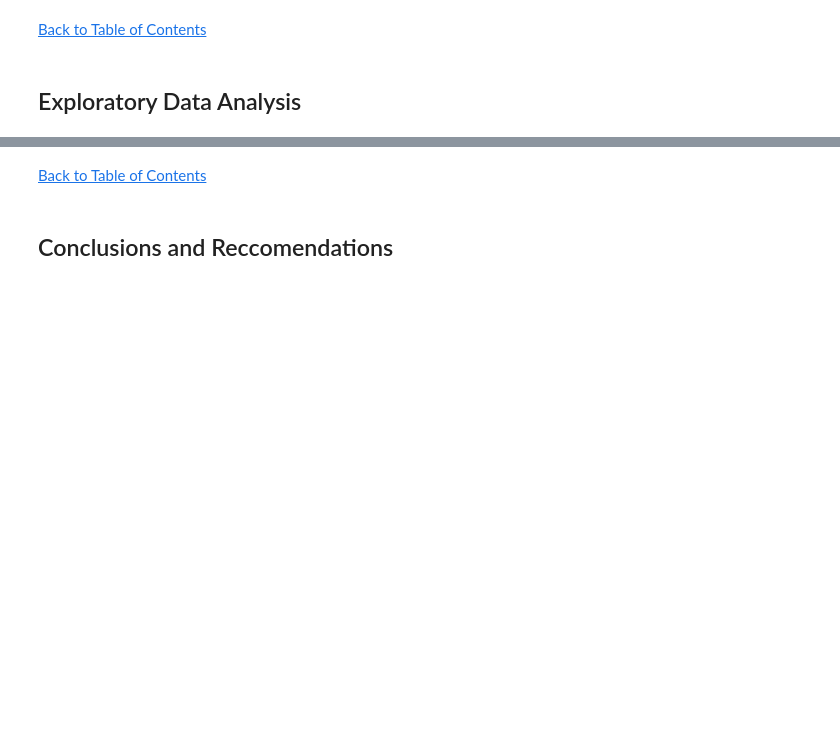
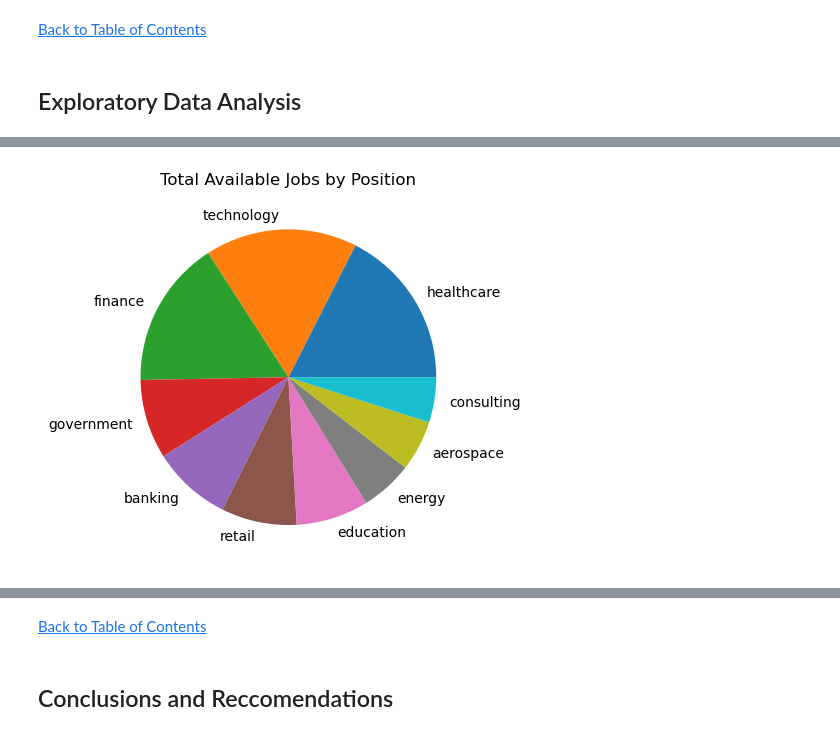
Before and after one commit to jasondo-da/Canadian_Data_Science_Jobs_Analysis, a Jupyter notebook: da_job_posts_canada_analysis.ipynb, the cells around one changed output, grey strips where cells are left out. Saved outputs shown, nothing was run; the diff lists cells and outputs as text; code cells hidden in the pictures; blank space fills up the shorter version.

```diff
--- a/da_job_posts_canada_analysis.ipynb
+++ b/da_job_posts_canada_analysis.ipynb
@@ -632,0 +1171,10 @@ df.head()
+# %%
+r = df[df['industry'] != 'other']['industry'].value_counts().head(10).plot(kind='pie')
+
+plt.title('Total Available Jobs by Position')
+plt.ylabel(None)
+
+plt.grid(axis='y')
+plt.show()
+# %% [output]
+[figure, added]
```
Also changed, not shown: parts of 51 cells of this notebook.
